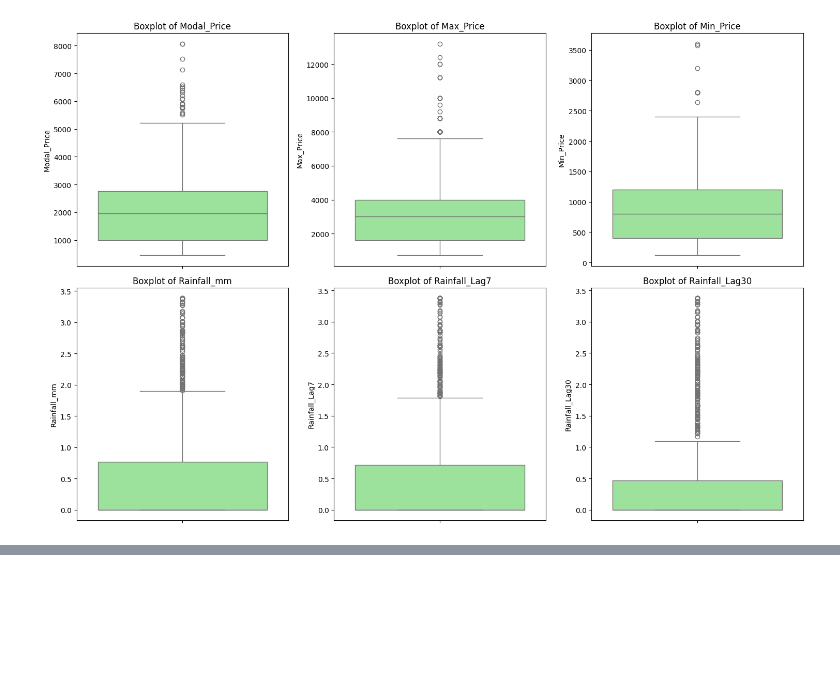
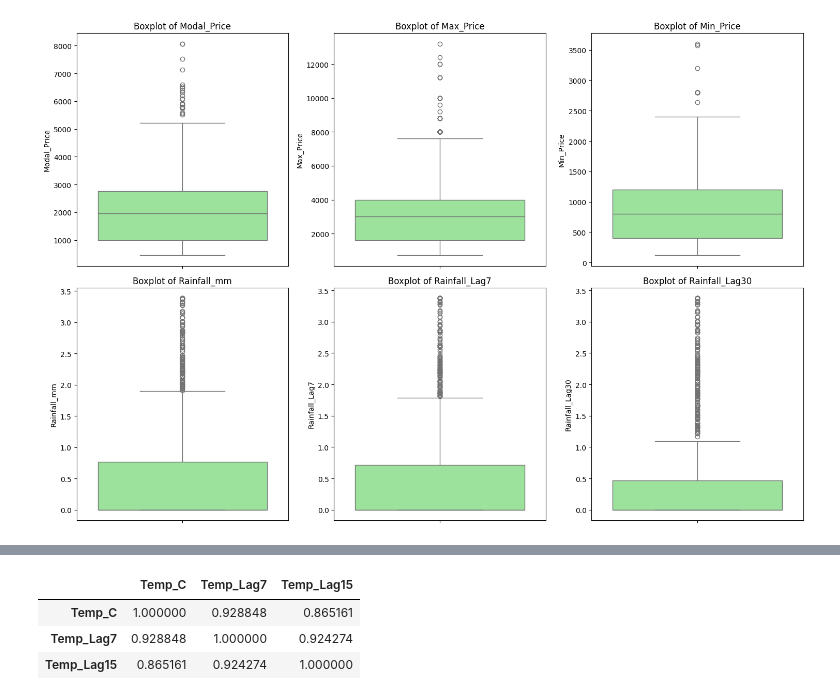
Before and after one commit to Jashan-ai-sys/Crop-Market-Price-Predictor, a Jupyter notebook: eda.ipynb, the cells around one changed output, grey strips where cells are left out. Drawn from its saved outputs; the diff is of its cells as text; code cells hidden in the pictures; blank space fills up the shorter version.

```diff
--- a/eda.ipynb
+++ b/eda.ipynb
@@ -574,0 +657,7 @@ plt.show()
+# %%
+df[['Temp_C','Temp_Lag7','Temp_Lag15']].corr()
+# %% [output]
+|  | Temp_C | Temp_Lag7 | Temp_Lag15 |
+| Temp_C | 1.000000 | 0.928848 | 0.865161 |
+| Temp_Lag7 | 0.928848 | 1.000000 | 0.924274 |
+| Temp_Lag15 | 0.865161 | 0.924274 | 1.000000 |
```
Also changed, not shown: parts of 15 cells of this notebook, 1 other file.
